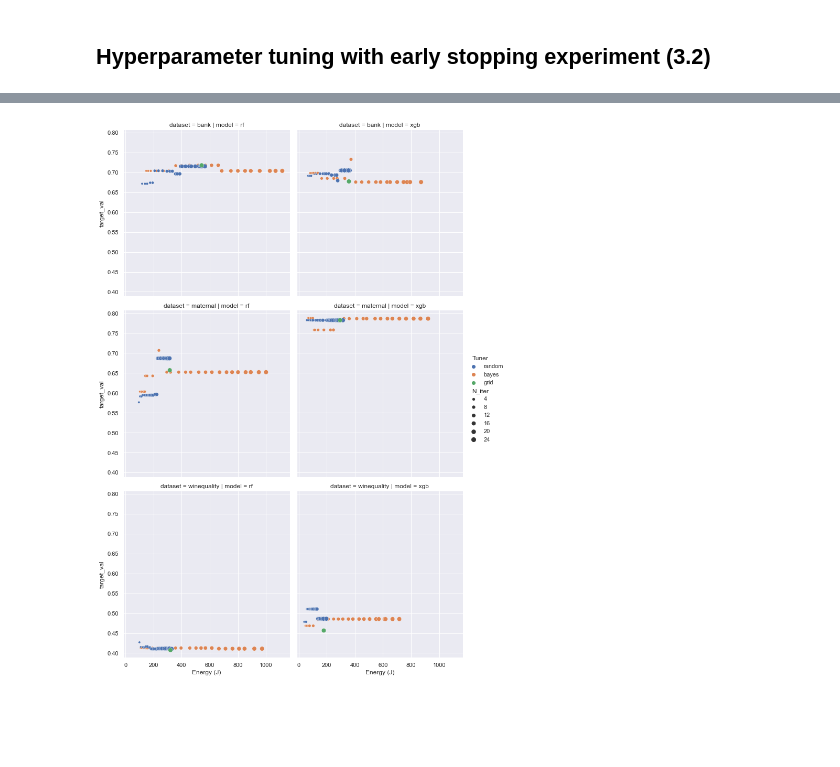
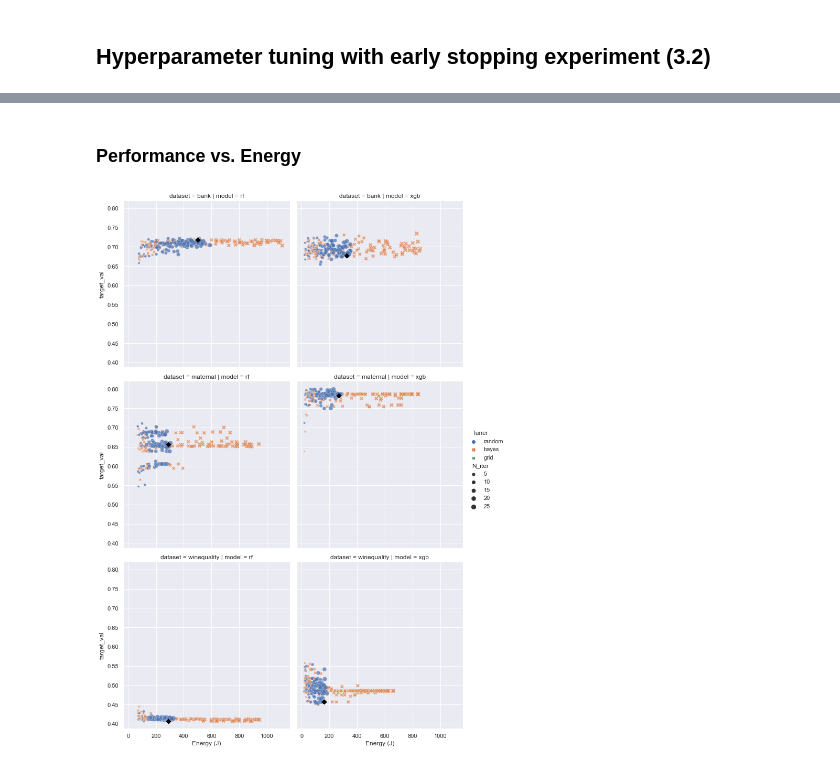
Before and after one commit to dloveland/EECS_573_EnergyML, a Jupyter notebook: hyperparamtuning_plots.ipynb, the cells around one changed output, grey strips where cells are left out. Drawn from its saved outputs; the diff is of its cells as text; code cells hidden in the pictures; blank space fills up the shorter version.

Commit message:
plotting with all hyper tuning runs

```diff
--- a/hyperparamtuning_plots.ipynb
+++ b/hyperparamtuning_plots.ipynb
@@ -121,0 +124,17 @@ int64
+# %%
+# for adding visible point for grid search
+def addgridpoint(griddata, ax, x_col: str, y_col: str, **kwargs):
+    row = griddata.iloc[0]
+    ax.scatter(row.loc[x_col], row.loc[y_col], marker='D', color='black', s=40)
+# %%
+grid = sns.relplot(data=results[results.Tuner != 'grid'], x='N_iter', y='Energy (J)',
+                   col="model", row="dataset",
+                   hue="Tuner", style="Tuner", kind='line')
+
+gridresults = results.loc[results.Tuner == 'grid'].reset_index(drop=True)
+
+for (dataset, model), ax in grid.axes_dict.items():
+    gridpoint = gridresults[(gridresults.model == model) & (gridresults.dataset == dataset)]
+    addgridpoint(gridpoint, ax, 'N_iter', 'Energy (J)')
+
+plt.savefig('figures/tuning_iterations_v_energy.pdf')
@@ -121,0 +155,7 @@ int64
+# %%
+grid = sns.relplot(data=results, x='N_iter', y='target_val', col="model", row="dataset",
+                   hue="Tuner", style="Tuner", kind='line')
+for (dataset, model), ax in grid.axes_dict.items():
+    gridpoint = gridresults[(gridresults.model == model) & (gridresults.dataset == dataset)]
+    addgridpoint(gridpoint, ax, 'N_iter', 'target_val')
+plt.savefig('figures/tuning_iterations_v_performance.pdf')
@@ -122,8 +179,15 @@ int64
+# %% [markdown]
+### Performance vs. Energy
 # %%
 # plot pareto for energy vs. f1 performance
-sns.relplot(data=results, x='Energy (J)', y='target_val', col="model", row="dataset",
-            hue="Tuner", size='N_iter')
+grid = sns.relplot(data=results, x='Energy (J)', y='target_val', col="model",
+                   row="dataset",
+                   hue="Tuner", style='Tuner', size='N_iter', alpha=0.7)
+
+for (dataset, model), ax in grid.axes_dict.items():
+    gridpoint = gridresults[(gridresults.model == model) & (gridresults.dataset == dataset)]
+    addgridpoint(gridpoint, ax, 'Energy (J)', 'target_val')
 #sns.set(yaxislabel='F1 | MSE (winequality)')
 plt.savefig('figures/tuning_earlystopping_pareto.pdf')
 # %% [output]
-[figure, old version]
+[figure, new version]
```
Also changed, not shown: parts of 16 cells of this notebook, 7 other files.
